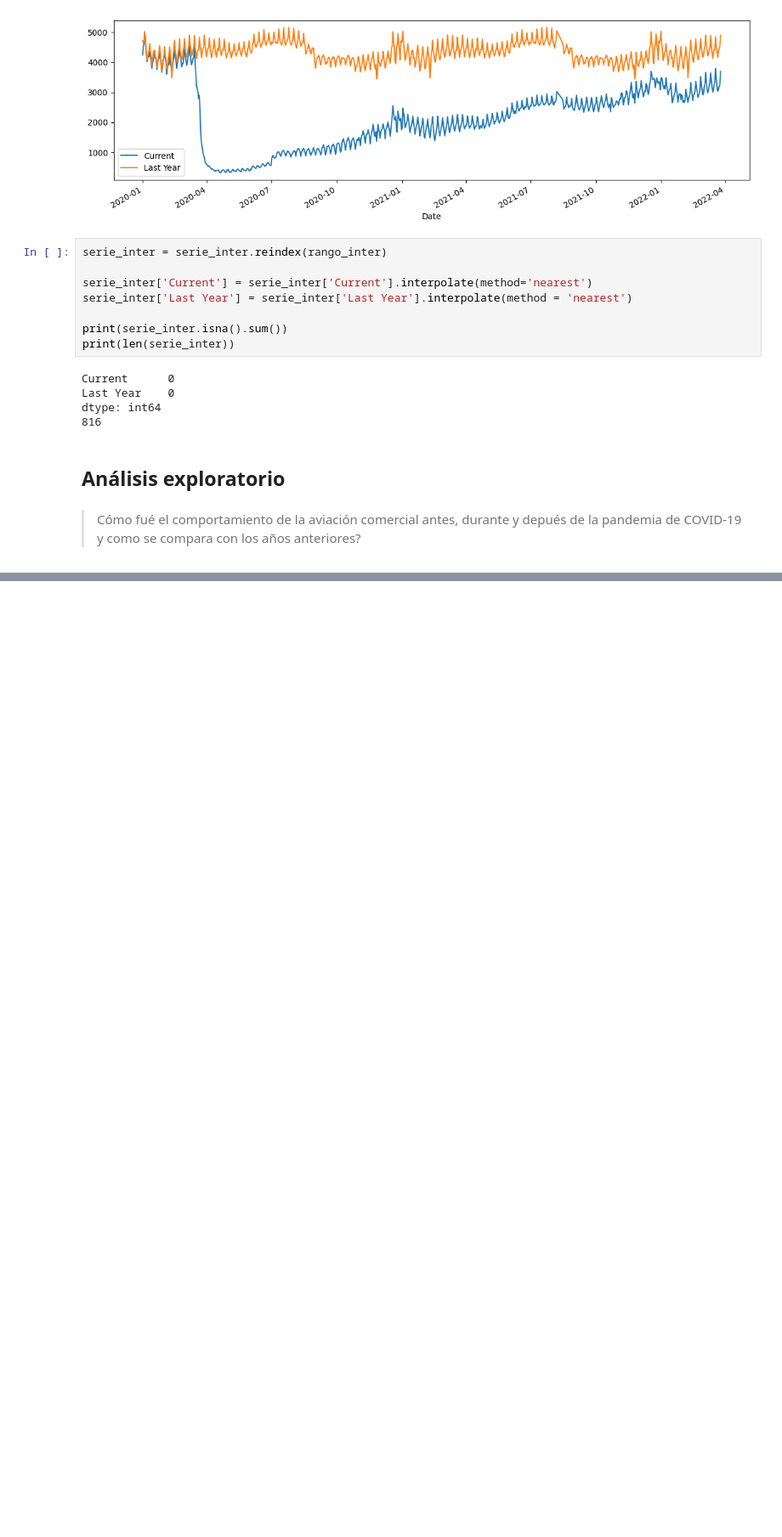
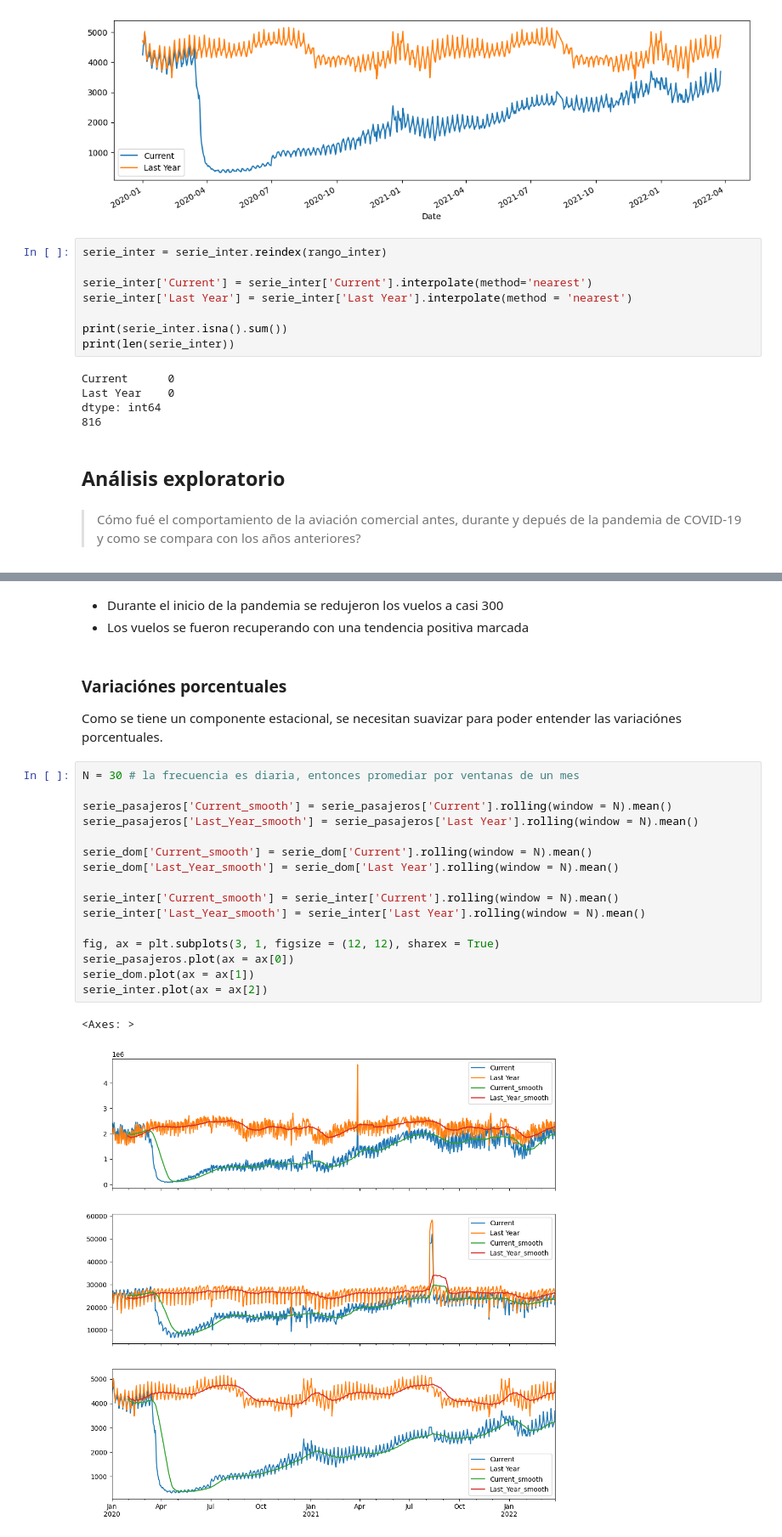
Before and after one commit to JairRamosG/Series_de_Tiempo, a Jupyter notebook: 05_Analisis/Aviacion/aviacion.ipynb, the cells around one changed output, grey strips where cells are left out. Shown at 85% size. Saved outputs shown, nothing was run; the diff lists cells and outputs as text; blank space fills up the shorter version.

Commit message:
Variación porcentual al año pasado

```diff
--- a/05_Analisis/Aviacion/aviacion.ipynb
+++ b/05_Analisis/Aviacion/aviacion.ipynb
@@ -297,0 +324,26 @@ dtype: int64
+# %% [markdown]
+* Durante el inicio de la pandemia se redujeron los vuelos a casi 300
+* Los vuelos se fueron recuperando con una tendencia positiva marcada
+# %% [markdown]
+### Variaciónes porcentuales
+
+Como se tiene un componente estacional, se necesitan suavizar para poder entender las variaciónes porcentuales.
+# %%
+N = 30 # la frecuencia es diaria, entonces promediar por ventanas de un mes
+
+serie_pasajeros['Current_smooth'] = serie_pasajeros['Current'].rolling(window = N).mean()
+serie_pasajeros['Last_Year_smooth'] = serie_pasajeros['Last Year'].rolling(window = N).mean()
+
+serie_dom['Current_smooth'] = serie_dom['Current'].rolling(window = N).mean()
+serie_dom['Last_Year_smooth'] = serie_dom['Last Year'].rolling(window = N).mean()
+
+serie_inter['Current_smooth'] = serie_inter['Current'].rolling(window = N).mean()
+serie_inter['Last_Year_smooth'] = serie_inter['Last Year'].rolling(window = N).mean()
+
+fig, ax = plt.subplots(3, 1, figsize = (12, 12), sharex = True)
+serie_pasajeros.plot(ax = ax[0])
+serie_dom.plot(ax = ax[1])
+serie_inter.plot(ax = ax[2])
+# %% [output]
+<Axes: >
+[figure, added]
```
Also changed, not shown: parts of 8 cells of this notebook.
